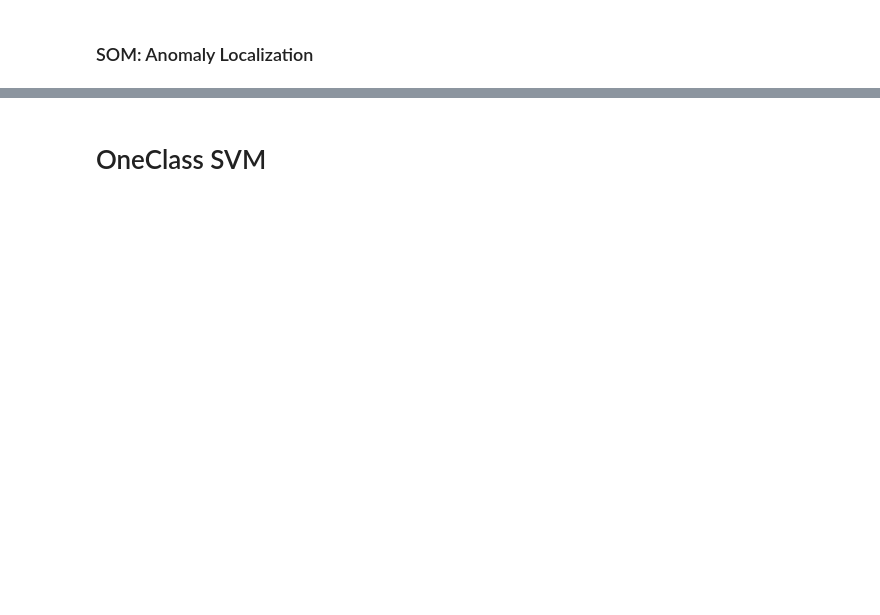
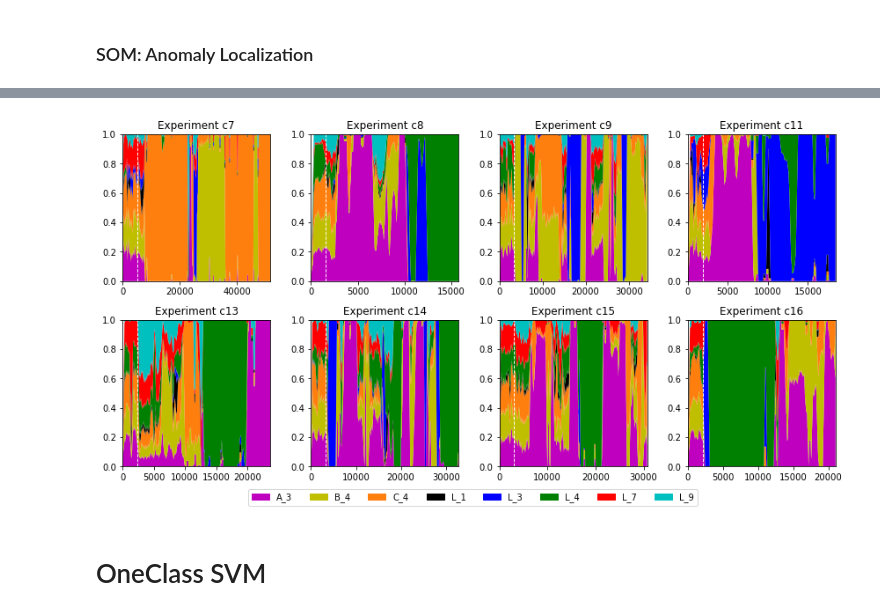
Before and after one commit to dglttr/dm_seminar_ws2020, a Jupyter notebook: notebooks/main.ipynb, the cells around one changed output, grey strips where cells are left out. Cells and saved outputs as stored; diff of their text form; code cells hidden in the pictures; blank space fills up the shorter version.

```diff
--- a/notebooks/main.ipynb
+++ b/notebooks/main.ipynb
@@ -308,3 +323,37 @@ plt.show()
+# %%
+fig, ax = plt.subplots(x_dim, y_dim)
+fig.set_size_inches(y_dim * 3, x_dim * 3)
+
+for i, experiment in enumerate(occurrences_som):
+    row_idx = 0 if (i < y_dim) else 1
+    col_idx = i % y_dim
+
+    axis = ax[row_idx, col_idx]
+
+    axis.set_ylim([0.0, 1.0])
+    axis.set_xlim([0, len(experiment[0])])
+
+    axis.set_title(f"Experiment {list(files.keys())[i]}")
+
+    index = list(range(len(experiment[0])))
+    axis.stackplot(index, *occurrences_som[i],
+                   labels=COLORMAP.keys(),
+                   colors=COLORMAP.values())
+
+    # Add test_train_split line
+    test_train_split_index = int(len(experiment[0]) * TEST_TRAIN_SPLIT)
+    axis.axvline(x=test_train_split_index, color="white", linestyle="--", linewidth=1)
+
+# Add legend
+fig.legend(handles=patches, loc="lower center", ncol=len(files), bbox_to_anchor=(0.5, -0.05),
+           fancybox=True)
+
+plt.tight_layout()
+
+plt.savefig("C:/Users/Daniel/Desktop/SOM_anom_loc_stackplot.png", dpi=500, bbox_inches="tight")
+plt.show()
+# %% [output]
+[figure, added]
 # %% [markdown]
 # OneClass SVM
 # %%
```
Also changed, not shown: parts of 16 cells of this notebook.
